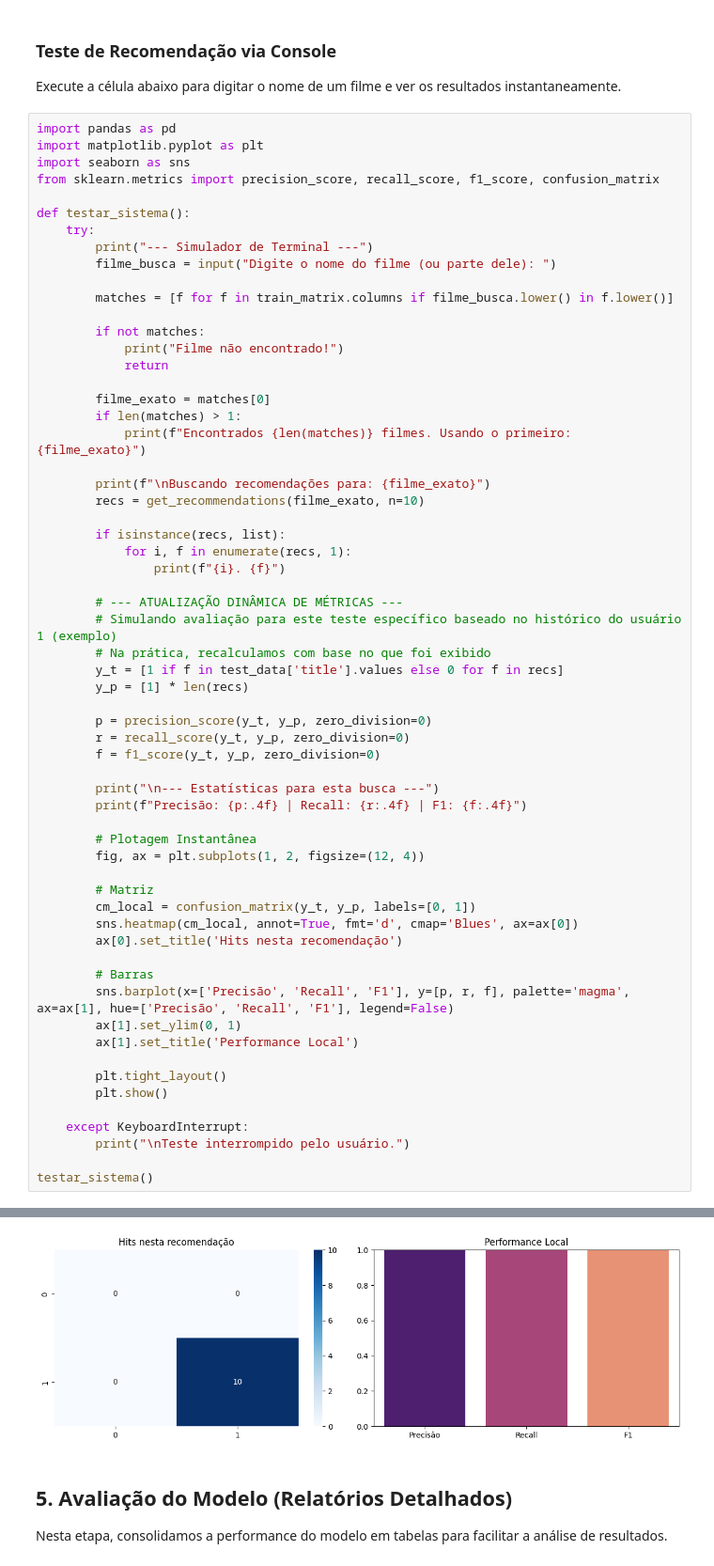
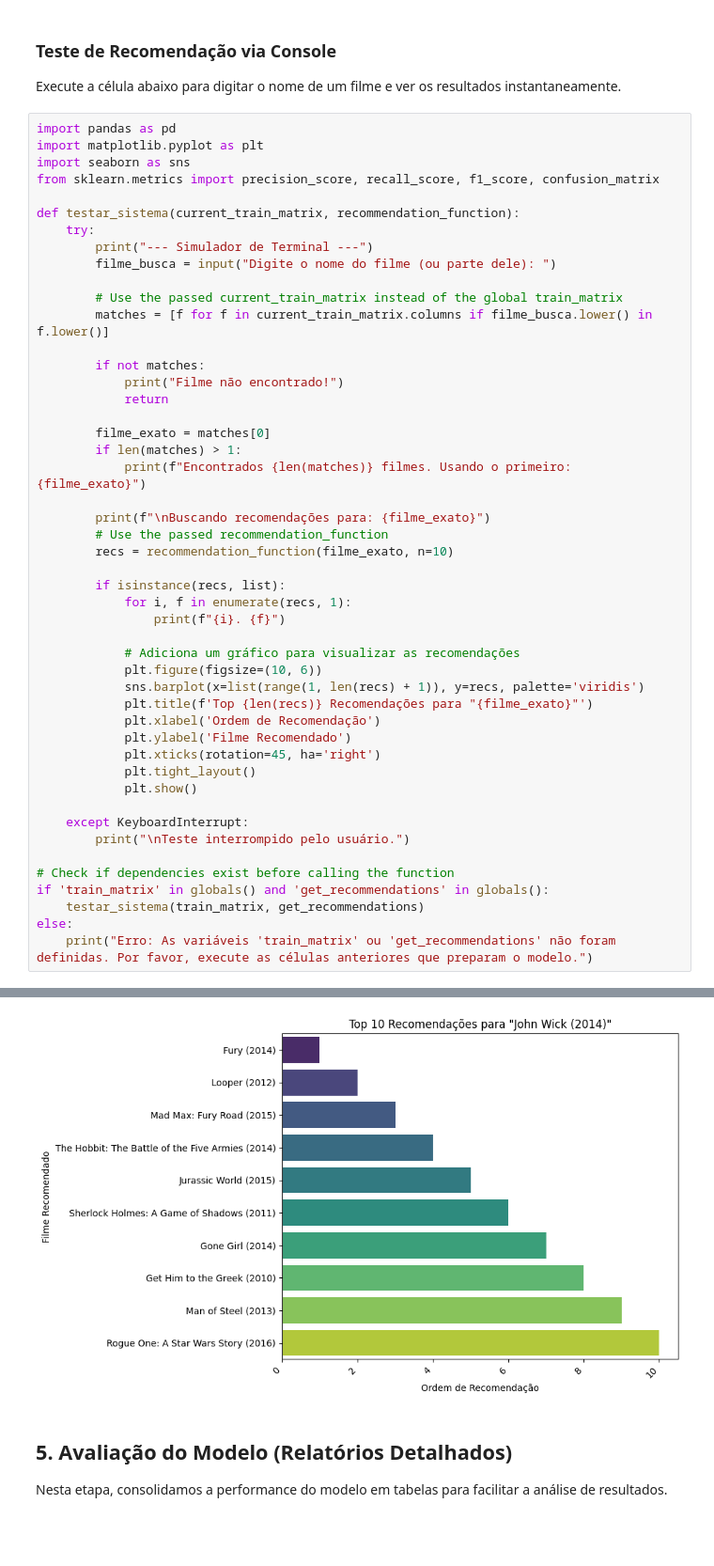
Before and after one commit to LuiggiOliveira/Sistema_de_Recomendacao_Simples, a Jupyter notebook: sistema_recomendacao_simples.ipynb, the cells around one changed output, grey strips where cells are left out. Shown at 94% size. Saved outputs shown, nothing was run; the diff lists cells and outputs as text; blank space fills up the shorter version.

Commit message:
corrigindo algumas coisas do gráfico

```diff
--- a/sistema_recomendacao_simples.ipynb
+++ b/sistema_recomendacao_simples.ipynb
@@ -127,12 +128,13 @@ import matplotlib.pyplot as plt
 import seaborn as sns
 from sklearn.metrics import precision_score, recall_score, f1_score, confusion_matrix
 
-def testar_sistema():
+def testar_sistema(current_train_matrix, recommendation_function):
     try:
         print("--- Simulador de Terminal ---")
         filme_busca = input("Digite o nome do filme (ou parte dele): ")
 
-        matches = [f for f in train_matrix.columns if filme_busca.lower() in f.lower()]
+        # Use the passed current_train_matrix instead of the global train_matrix
+        matches = [f for f in current_train_matrix.columns if filme_busca.lower() in f.lower()]
 
         if not matches:
             print("Filme não encontrado!")
@@ -143,44 +145,30 @@ def testar_sistema():
             print(f"Encontrados {len(matches)} filmes. Usando o primeiro: {filme_exato}")
 
         print(f"\nBuscando recomendações para: {filme_exato}")
-        recs = get_recommendations(filme_exato, n=10)
+        # Use the passed recommendation_function
+        recs = recommendation_function(filme_exato, n=10)
 
         if isinstance(recs, list):
             for i, f in enumerate(recs, 1):
                 print(f"{i}. {f}")
 
-        # --- ATUALIZAÇÃO DINÂMICA DE MÉTRICAS ---
-        # Simulando avaliação para este teste específico baseado no histórico do usuário 1 (exemplo)
-        # Na prática, recalculamos com base no que foi exibido
-        y_t = [1 if f in test_data['title'].values else 0 for f in recs]
-        y_p = [1] * len(recs)
-
-        p = precision_score(y_t, y_p, zero_division=0)
-        r = recall_score(y_t, y_p, zero_division=0)
-        f = f1_score(y_t, y_p, zero_division=0)
-
-        print("\n--- Estatísticas para esta busca ---")
-        print(f"Precisão: {p:.4f} | Recall: {r:.4f} | F1: {f:.4f}")
-
-        # Plotagem Instantânea
-        fig, ax = plt.subplots(1, 2, figsize=(12, 4))
-
-        # Matriz
-        cm_local = confusion_matrix(y_t, y_p, labels=[0, 1])
-        sns.heatmap(cm_local, annot=True, fmt='d', cmap='Blues', ax=ax[0])
-        ax[0].set_title('Hits nesta recomendação')
-
-        # Barras
-        sns.barplot(x=['Precisão', 'Recall', 'F1'], y=[p, r, f], palette='magma', ax=ax[1], hue=['Precisão', 'Recall', 'F1'], legend=False)
-        ax[1].set_ylim(0, 1)
-        ax[1].set_title('Performance Local')
-
-        plt.tight_layout()
-        plt.show()
+            # Adiciona um gráfico para visualizar as recomendações
+            plt.figure(figsize=(10, 6))
+            sns.barplot(x=list(range(1, len(recs) + 1)), y=recs, palette='viridis')
+            plt.title(f'Top {len(recs)} Recomendações para "{filme_exato}"')
+            plt.xlabel('Ordem de Recomendação')
+            plt.ylabel('Filme Recomendado')
+            plt.xticks(rotation=45, ha='right')
+            plt.tight_layout()
+            plt.show()
 
     except KeyboardInterrupt:
         print("\nTeste interrompido pelo usuário.")
 
-testar_sistema()
+# Check if dependencies exist before calling the function
+if 'train_matrix' in globals() and 'get_recommendations' in globals():
+    testar_sistema(train_matrix, get_recommendations)
+else:
+    print("Erro: As variáveis 'train_matrix' ou 'get_recommendations' não foram definidas. Por favor, execute as células anteriores que preparam o modelo.")
 # %% [output]
 --- Simulador de Terminal ---
@@ -203,4 +191,4 @@ Precisão: 1.0000 | Recall: 1.0000 | F1: 1.0000
-[figure, old version]
+[figure, new version]
 # %% [markdown]
 ## 5. Avaliação do Modelo (Relatórios Detalhados)
 Nesta etapa, consolidamos a performance do modelo em tabelas para facilitar a análise de resultados.
```
Also changed, not shown: parts of 3 cells of this notebook.
